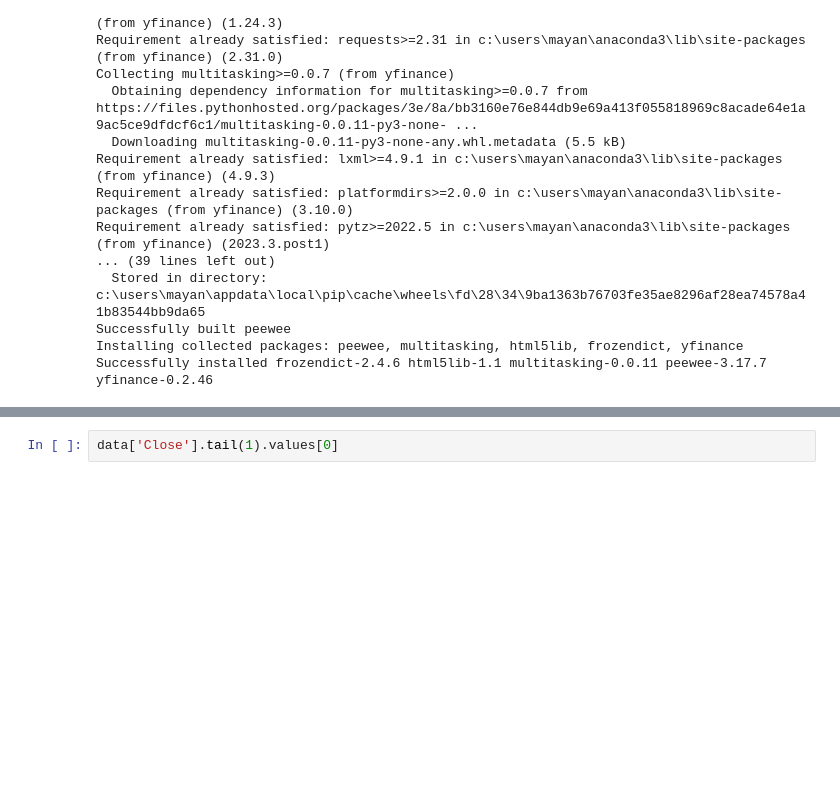
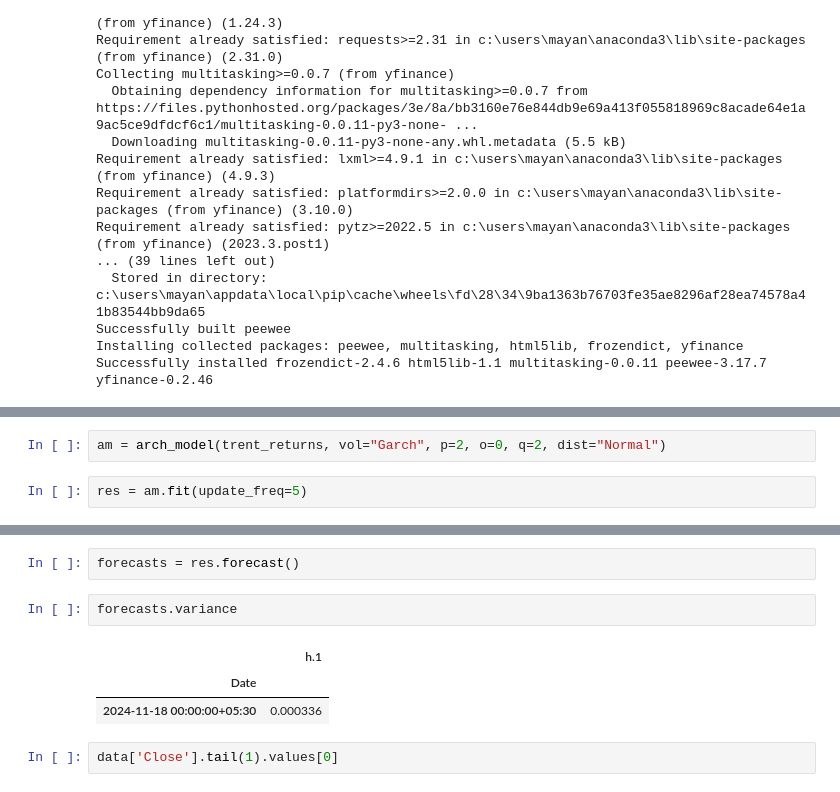
Before and after one commit to Mayank021094/MyQuantBox, a Jupyter notebook: rough.ipynb, the cells around one changed output, grey strips where cells are left out. Saved outputs shown, nothing was run; the diff lists cells and outputs as text; blank space fills up the shorter version.

```diff
--- a/rough.ipynb
+++ b/rough.ipynb
@@ -49,0 +142,4 @@ data['wts'] = 1
+# %%
+am = arch_model(trent_returns, vol="Garch", p=2, o=0, q=2, dist="Normal")
+# %%
+res = am.fit(update_freq=5)
@@ -50,3 +163,11 @@ data['wts'] = 1
+# %%
+forecasts = res.forecast()
+# %%
+forecasts.variance
+# %% [output]
+|  | h.1 |
+| Date |  |
+| 2024-11-18 00:00:00+05:30 | 0.000336 |
 # %%
 data['Close'].tail(1).values[0]
 # %% [output]
```
Also changed, not shown: parts of 14 cells of this notebook, 4 other files.
